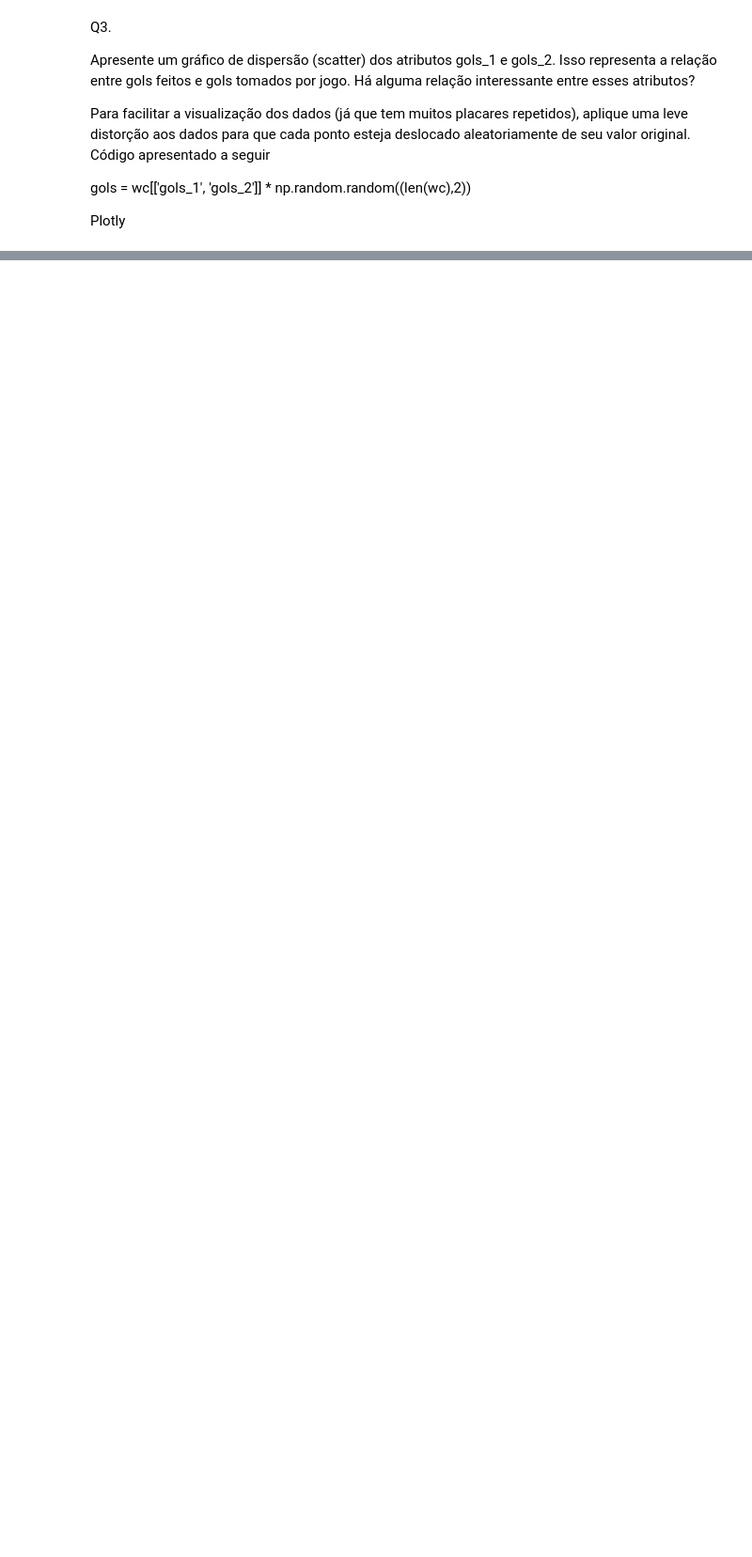
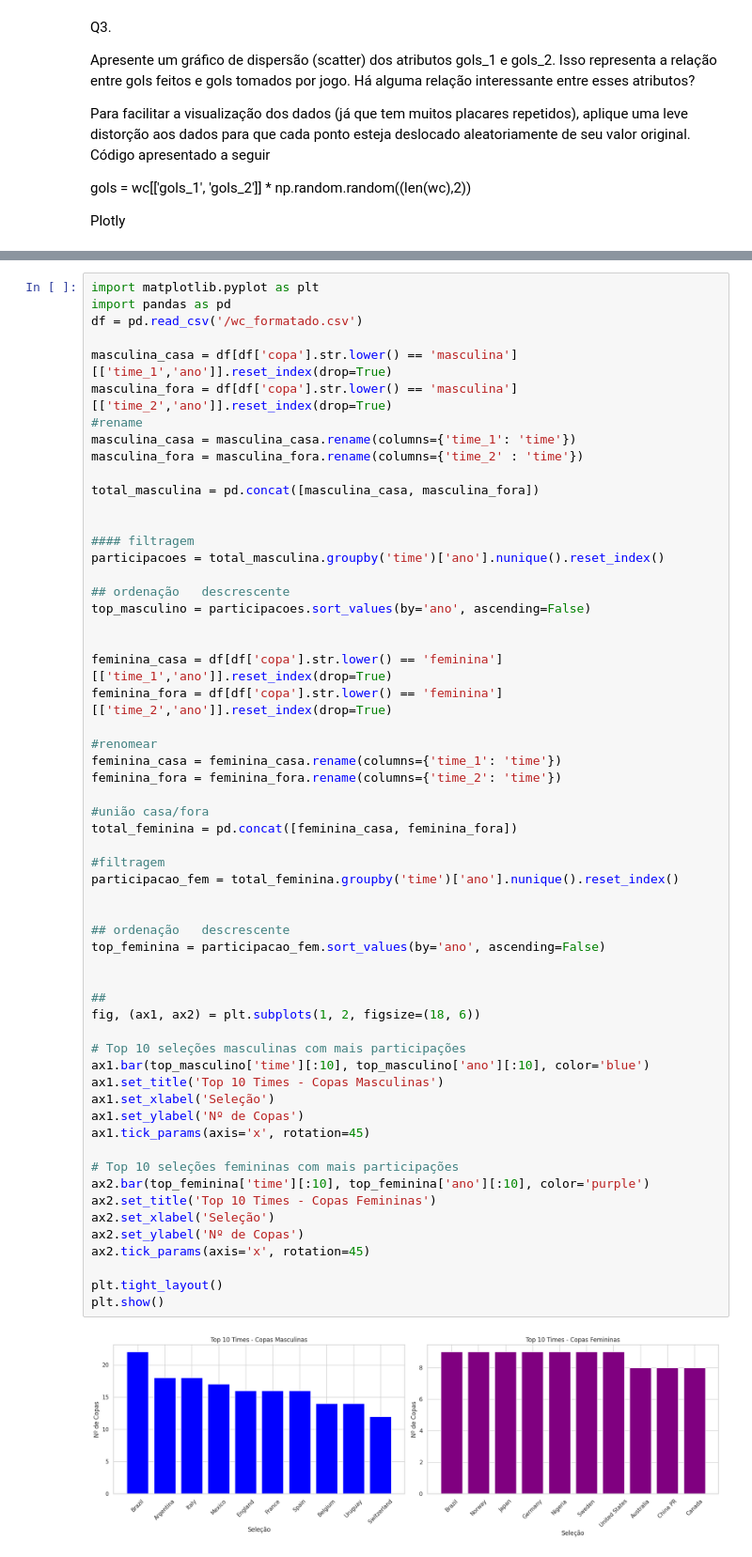
Before and after one commit to WesleyVictors/python2, a Jupyter notebook: dataViz.ipynb, the cells around one changed output, grey strips where cells are left out. Shown: that part at 94% size. Drawn from its saved outputs; the diff is of its cells as text; blank space fills up the shorter version.

```diff
--- a/dataViz.ipynb
+++ b/dataViz.ipynb
@@ -222,3 +332,63 @@ fig.show()
+# %%
+import matplotlib.pyplot as plt
+import pandas as pd
+df = pd.read_csv('/wc_formatado.csv')
+
+masculina_casa = df[df['copa'].str.lower() == 'masculina'][['time_1','ano']].reset_index(drop=True)
+masculina_fora = df[df['copa'].str.lower() == 'masculina'][['time_2','ano']].reset_index(drop=True)
+#rename
+masculina_casa = masculina_casa.rename(columns={'time_1': 'time'})
+masculina_fora = masculina_fora.rename(columns={'time_2' : 'time'})
+
+total_masculina = pd.concat([masculina_casa, masculina_fora])
+
+
+#### filtragem
+participacoes = total_masculina.groupby('time')['ano'].nunique().reset_index()
+
+## ordenação   descrescente
+top_masculino = participacoes.sort_values(by='ano', ascending=False)
+
+
+feminina_casa = df[df['copa'].str.lower() == 'feminina'][['time_1','ano']].reset_index(drop=True)
+feminina_fora = df[df['copa'].str.lower() == 'feminina'][['time_2','ano']].reset_index(drop=True)
+
+#renomear
+feminina_casa = feminina_casa.rename(columns={'time_1': 'time'})
+feminina_fora = feminina_fora.rename(columns={'time_2': 'time'})
+
+#união casa/fora
+total_feminina = pd.concat([feminina_casa, feminina_fora])
+
+#filtragem
+participacao_fem = total_feminina.groupby('time')['ano'].nunique().reset_index()
+
+
+## ordenação   descrescente
+top_feminina = participacao_fem.sort_values(by='ano', ascending=False)
+
+
+##
+fig, (ax1, ax2) = plt.subplots(1, 2, figsize=(18, 6))
+
+# Top 10 seleções masculinas com mais participações
+ax1.bar(top_masculino['time'][:10], top_masculino['ano'][:10], color='blue')
+ax1.set_title('Top 10 Times - Copas Masculinas')
+ax1.set_xlabel('Seleção')
+ax1.set_ylabel('Nº de Copas')
+ax1.tick_params(axis='x', rotation=45)
+
+# Top 10 seleções femininas com mais participações
+ax2.bar(top_feminina['time'][:10], top_feminina['ano'][:10], color='purple')
+ax2.set_title('Top 10 Times - Copas Femininas')
+ax2.set_xlabel('Seleção')
+ax2.set_ylabel('Nº de Copas')
+ax2.tick_params(axis='x', rotation=45)
+
+plt.tight_layout()
+plt.show()
+# %% [output]
+[figure, added]
 # %% [markdown]
 Q4.
 
```
Also changed, not shown: parts of 8 cells of this notebook.
